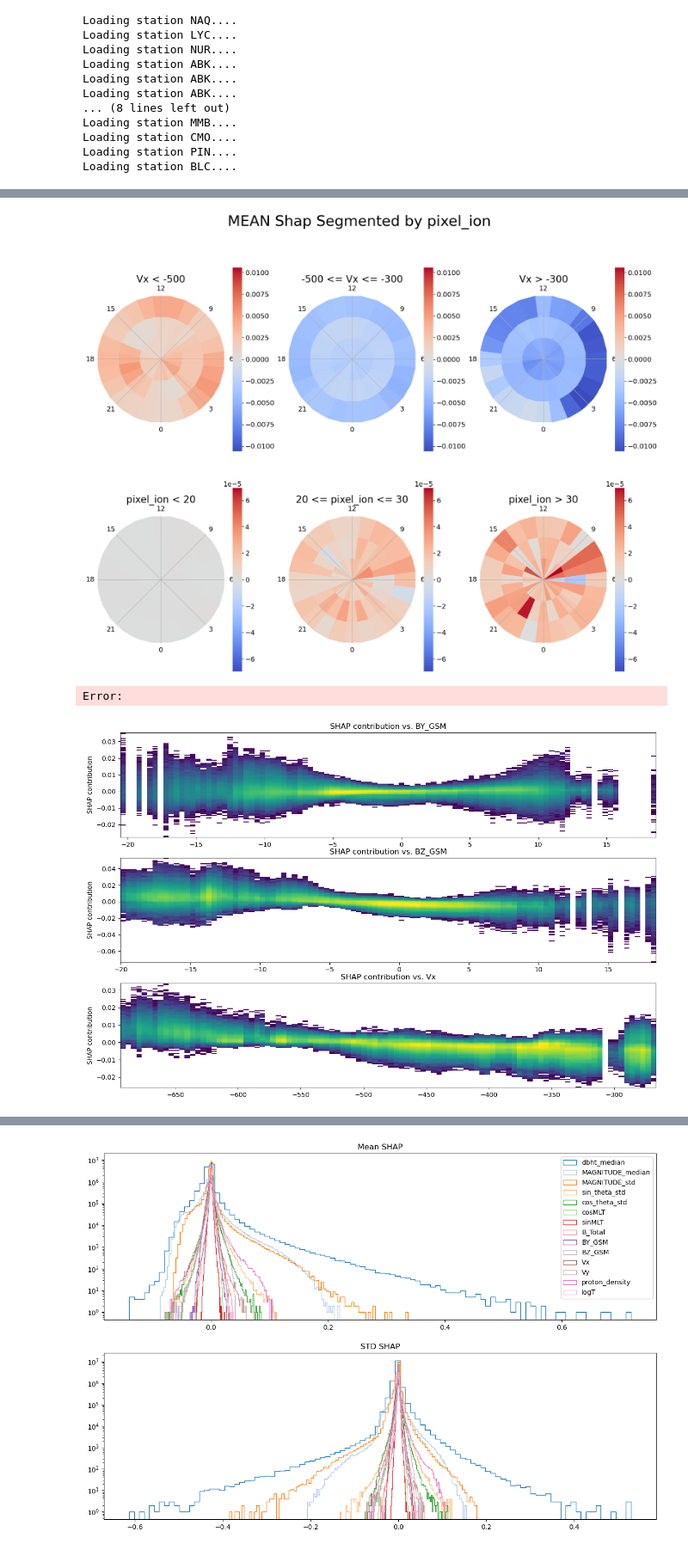
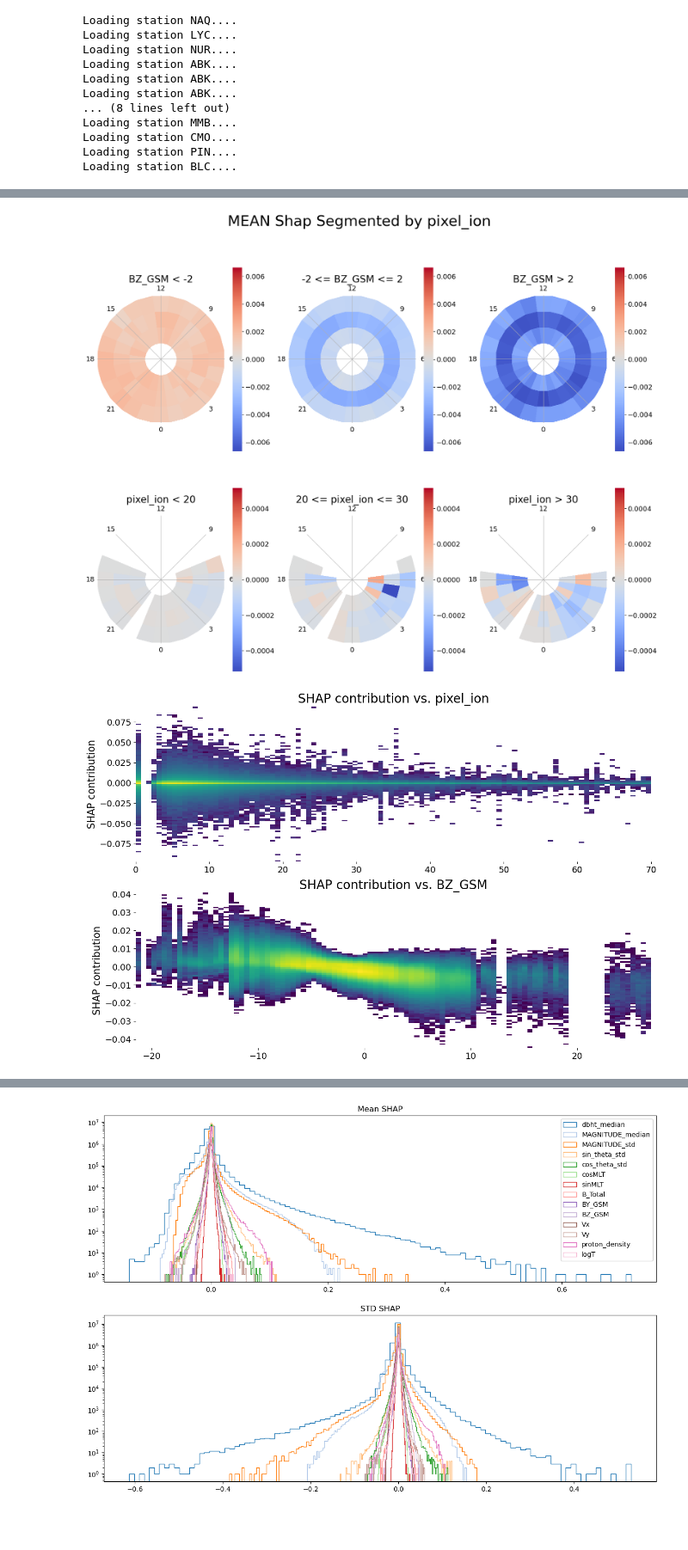
Before and after one commit to mikecoughlan/including_ion_temp_maps, a Jupyter notebook: examing_shap_and_inputs.ipynb, the cells around one changed output, grey strips where cells are left out. Shown at 86% size. Cells and saved outputs as stored; diff of their text form; code cells hidden in the pictures; blank space fills up the shorter version.

Commit message:
minor updates to plotting notebooks

```diff
--- a/examing_shap_and_inputs.ipynb
+++ b/examing_shap_and_inputs.ipynb
@@ -610,7 +688,7 @@ Loading station PIN....
 Loading station BLC....
 # %%
 # individual_cluster_to_examine = 'canadian_cluster'
-feature_mean, feature_std, mean_shap, std_shap, X, mu, sigma, error, location = [], [], [], [], [], [], [], [], []
+feature_mean, feature_std, mean_shap, std_shap, X, mu, sigma, error, location, ytest, mu = [], [], [], [], [], [], [], [], [], [], []
 for cluster in cluster_dict.keys():
 	# if cluster != 'canadian_cluster':
 	# 	continue
@@ -653,6 +731,8 @@ for cluster in cluster_dict.keys():
 			X.append(region_scaler.inverse_transform(np.concatenate(temp_x, axis=0)))
 
 			location.append(region['location'])
+			ytest.append(pd.Series(region['ytest']))
+			# mu.append(pd.Series(region['pred_mu']))
 
 			# unbroadcasted_mu = results[reg]['swmag_results']['predicted_mean'].to_numpy()
 			# unbroadcasted_sigma = results[reg]['swmag_results']['predicted_std'].to_numpy()
@@ -677,6 +757,8 @@ mean_shap = np.concatenate(mean_shap, axis=0)
 # std_shap = np.concatenate(std_shap, axis=0)
 
 location = pd.concat(location, axis=0).reset_index(drop=True, inplace=False)
+ytest = pd.concat(ytest, axis=0).reset_index(drop=True, inplace=False)
+# mu = pd.concat(mu, axis=0).reset_index(drop=True, inplace=False)
 
 # feature_mean = np.mean(np.abs(feature_mean), axis=0)
 # feature_std = np.mean(np.abs(feature_std), axis=0)
@@ -691,11 +773,15 @@ X = np.concatenate(X, axis=0)
 mean_shap_df = pd.DataFrame(mean_shap, columns=shap_values['features'])
 mean_shap_df['MLT'] = location['MLT'].repeat(30).reset_index(drop=True, inplace=False)
 mean_shap_df['MLAT'] = location['MLAT'].repeat(30).reset_index(drop=True, inplace=False)
+mean_shap_df['ytest'] = ytest.repeat(30).reset_index(drop=True, inplace=False)
+# mean_shap_df['pred_mu'] = mu.repeat(30).reset_index(drop=True, inplace=False)
 # swmag_std_shap_df = pd.DataFrame(std_shap, columns=shap_values['features'])
 
 X_df = pd.DataFrame(X, columns=shap_values['features'])
 X_df['MLT'] = location['MLT'].repeat(30).reset_index(drop=True, inplace=False)
 X_df['MLAT'] = location['MLAT'].repeat(30).reset_index(drop=True, inplace=False)
+X_df['ytest'] = ytest.repeat(30).reset_index(drop=True, inplace=False)
+# X_df['pred_mu'] = mu.repeat(30).reset_index(drop=True, inplace=False)
 
 mean_shap_df['MLT'] = mean_shap_df['MLT'].round(0)
 X_df['MLT'] = X_df['MLT'].round(0)
@@ -828,8 +1183,8 @@ plt.savefig(f'plots/shap_polar_plot_{stat}.png')
 # %%
 lower_lat_bound = 55
-upper_lat_bound = 65
-sep_vars = ['Vx', 'pixel_ion']
-sep_vars_bins = [-500, -300], [20,30]
+upper_lat_bound = 68
+sep_vars = ['BZ_GSM', 'pixel_ion']
+sep_vars_bins = [-2, 2], [20,30]
 stat = 'mean'
 
 def get_sep_var_and_lat_bins(df, sep_var, sep_var_bins, lower_lat_bound, upper_lat_bound):
@@ -862,15 +1217,17 @@ def get_sep_var_and_lat_bins(df, sep_var, sep_var_bins, lower_lat_bound, upper_l
 
 def calculating_individual_mlt_metrics(dict, stat='mean'):
 
-	results_dict = {'low_sep_var_df': pd.DataFrame(index = range(24), columns = ['low', 'mid', 'high']),
-					'mid_sep_var_df': pd.DataFrame(index = range(24), columns = ['low', 'mid', 'high']),
-					'high_sep_var_df': pd.DataFrame(index = range(24), columns = ['low', 'mid', 'high'])}
+	results_dict = {'low_sep_var_df': pd.DataFrame(index = range(24), columns = ['low', 'mid', 'high', 'blank']),
+					'mid_sep_var_df': pd.DataFrame(index = range(24), columns = ['low', 'mid', 'high', 'blank']),
+					'high_sep_var_df': pd.DataFrame(index = range(24), columns = ['low', 'mid', 'high', 'blank'])}
 
-	lats = ['low', 'mid', 'high']
+	lats = ['low', 'mid', 'high', 'blank']
 	var_seps = ['low', 'mid', 'high']
 
 	# calculating the metrics for the low, mid and high latitudes
 	for lat in lats:
+		if lat == 'blank':
+			continue
 		for sep in var_seps:
 			for i in range(0, 24):
 				temp_df = dict[f'{lat}_mlat_{sep}_sep'][dict[f'{lat}_mlat_{sep}_sep']['MLT'] == i]
@@ -922,7 +1279,7 @@ for i, (sep_var, sep_var_bins) in enumerate(zip(sep_vars, sep_vars_bins)):
 	results = calculating_individual_mlt_metrics(shap_contribution_dict, stat=stat)
 
 	# plotting the results as polar heatmap with MLT=12 at the top of the plot, low mid and high as three different rings
-	rad = [0,1,2]
+	rad = [0,1,2,3]
 	theta_ticks = np.linspace(0, 2*np.pi, 8, endpoint=False)
 	theta_labels = ['0', '3', '6', '9', '12', '15', '18', '21']
 
@@ -961,24 +1318,28 @@ for i, (sep_var, sep_var_bins) in enumerate(zip(sep_vars, sep_vars_bins)):
 		axes[i,j].set_xticks(theta_ticks)
 		axes[i,j].set_xticklabels(theta_labels)
 		axes[i,j].set_yticks([])
-plt.savefig(f'plots/shap_polar_plot_{stat}_segmented_by_V.png')
+plt.savefig(f'plots/shap_polar_plot_{stat}_segmented_by_Bz_and_ion.png')
 # %% [output]
-[figure, old version]
+[figure, new version]
-Error:
 # %%
-feature = ['BY_GSM', 'BZ_GSM', 'Vx']
+feature = ['pixel_ion', 'BZ_GSM']
 # locating the colimn number of these features
 
 
 fig, axes = plt.subplots(len(feature), 1, figsize=(15, 10))
 
-for i, ax in enumerate(axes):
-	ax.hist2d(X_df[feature[i]], mean_shap_df[feature[i]], bins=100, cmap='viridis', norm=mpl.colors.LogNorm())
-	ax.set_title(f'SHAP contribution vs. {feature[i]}')
-	ax.set_ylabel('SHAP contribution')
+for i, (ax, feat) in enumerate(zip(axes, feature)):
+	if feat == 'pixel_ion':
+		ax.hist2d(ion_temp_df['testing'], ion_temp_df['shap'], bins=100, cmap='viridis', norm=mpl.colors.LogNorm())
+		ax.set_title(f'SHAP contribution vs. {feat}')
+		ax.set_ylabel('SHAP contribution')
+	else:
+		ax.hist2d(X_df[feature[i]], mean_shap_df[feature[i]], bins=100, cmap='viridis', norm=mpl.colors.LogNorm())
+		ax.set_title(f'SHAP contribution vs. {feature[i]}')
+		ax.set_ylabel('SHAP contribution')
 plt.savefig(f'plots/{feature[0]}_and_{feature[1]}')
 # %% [output]
-[figure, old version]
+[figure, new version]
 # %%
 feature = 'cosMLT'
 
```
Also changed, not shown: parts of 16 cells of this notebook, 1 other file.
